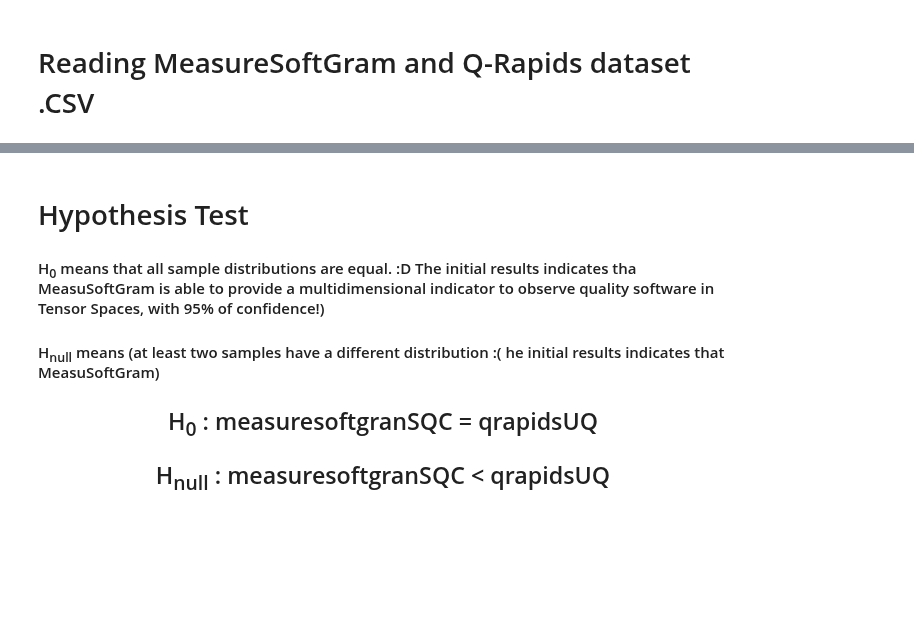
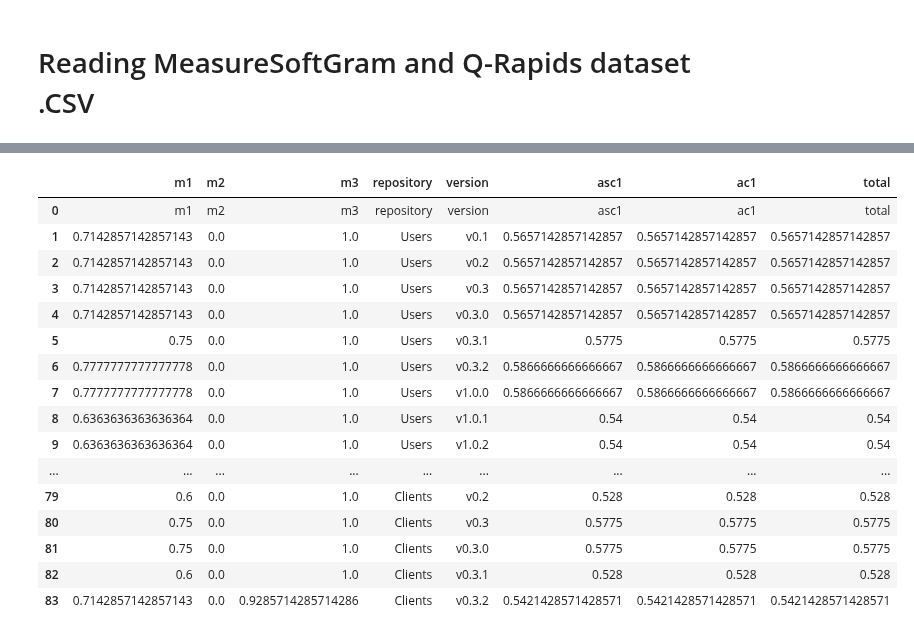
Before and after one commit to fga-eps-mds/MeasureSoftGram-Core, a Jupyter notebook: src/measuresoftgram-fga-eps-mds-2020-2-SIGED-Generalized.ipynb, the cells around one changed output, grey strips where cells are left out. Drawn from its saved outputs; the diff is of its cells as text; code cells hidden in the pictures; blank space fills up the shorter version.

Commit message:
Fixing read and write files in csv formats

```diff
--- a/src/measuresoftgram-fga-eps-mds-2020-2-SIGED-Generalized.ipynb
+++ b/src/measuresoftgram-fga-eps-mds-2020-2-SIGED-Generalized.ipynb
@@ -724,9 +695,23 @@ df_measuresoftgram
-# %% [markdown]
-# Hypothesis Test
-
-#### H<sub>0</sub> means that all sample distributions are equal. :D The initial results indicates tha MeasuSoftGram is able to provide a multidimensional indicator to observe quality software in Tensor Spaces, with 95% of confidence!)
-
-#### H<sub>null</sub> means (at least two samples have a different distribution :( he initial results indicates that MeasuSoftGram)
-
-## <center>H<sub>0</sub>    : measuresoftgranSQC = qrapidsUQ</center>
-## <center>H<sub>null</sub>  : measuresoftgranSQC < qrapidsUQ<center>
+# %%
+qrapids_df = pd.read_csv('data/qrapids-siged-dataset-23-03-2021-08-05-2021-excel.csv', sep=',', header=None,
+                              names=['m1', 'm2', 'm3', 'repository', 'version', 'asc1', 'ac1','total'], dtype='a')
+
+qrapids_df
+# %% [output]
+|  | m1 | m2 | m3 | repository | version | asc1 | ac1 | total |
+| 0 | m1 | m2 | m3 | repository | version | asc1 | ac1 | total |
+| 1 | 0.7142857142857143 | 0.0 | 1.0 | Users | v0.1 | 0.5657142857142857 | 0.5657142857142857 | 0.5657142857142857 |
+| 2 | 0.7142857142857143 | 0.0 | 1.0 | Users | v0.2 | 0.5657142857142857 | 0.5657142857142857 | 0.5657142857142857 |
+| 3 | 0.7142857142857143 | 0.0 | 1.0 | Users | v0.3 | 0.5657142857142857 | 0.5657142857142857 | 0.5657142857142857 |
+| 4 | 0.7142857142857143 | 0.0 | 1.0 | Users | v0.3.0 | 0.5657142857142857 | 0.5657142857142857 | 0.5657142857142857 |
+| 5 | 0.75 | 0.0 | 1.0 | Users | v0.3.1 | 0.5775 | 0.5775 | 0.5775 |
+| 6 | 0.7777777777777778 | 0.0 | 1.0 | Users | v0.3.2 | 0.5866666666666667 | 0.5866666666666667 | 0.5866666666666667 |
+| 7 | 0.7777777777777778 | 0.0 | 1.0 | Users | v1.0.0 | 0.5866666666666667 | 0.5866666666666667 | 0.5866666666666667 |
+| 8 | 0.6363636363636364 | 0.0 | 1.0 | Users | v1.0.1 | 0.54 | 0.54 | 0.54 |
+| 9 | 0.6363636363636364 | 0.0 | 1.0 | Users | v1.0.2 | 0.54 | 0.54 | 0.54 |
+| ... | ... | ... | ... | ... | ... | ... | ... | ... |
+| 79 | 0.6 | 0.0 | 1.0 | Clients | v0.2 | 0.528 | 0.528 | 0.528 |
+| 80 | 0.75 | 0.0 | 1.0 | Clients | v0.3 | 0.5775 | 0.5775 | 0.5775 |
+| 81 | 0.75 | 0.0 | 1.0 | Clients | v0.3.0 | 0.5775 | 0.5775 | 0.5775 |
+| 82 | 0.6 | 0.0 | 1.0 | Clients | v0.3.1 | 0.528 | 0.528 | 0.528 |
+| 83 | 0.7142857142857143 | 0.0 | 0.9285714285714286 | Clients | v0.3.2 | 0.5421428571428571 | 0.5421428571428571 | 0.5421428571428571 |
```
Also changed, not shown: parts of 8 cells of this notebook, 7 other files.
